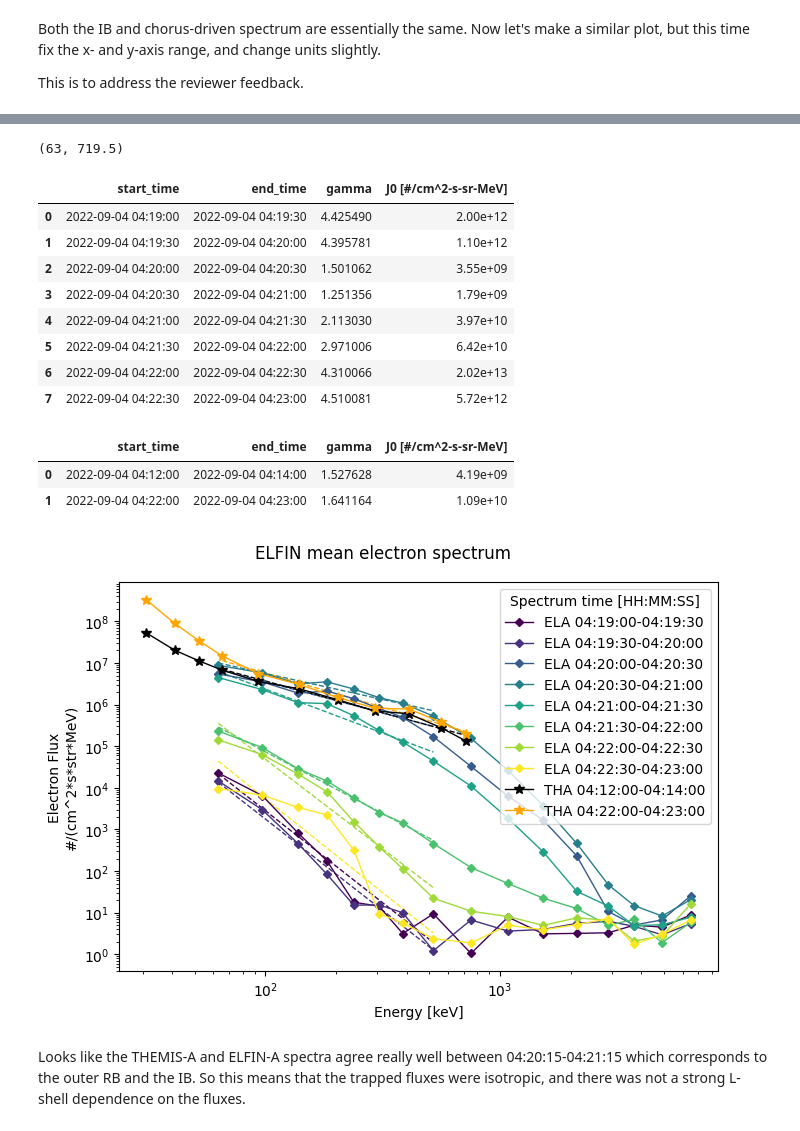
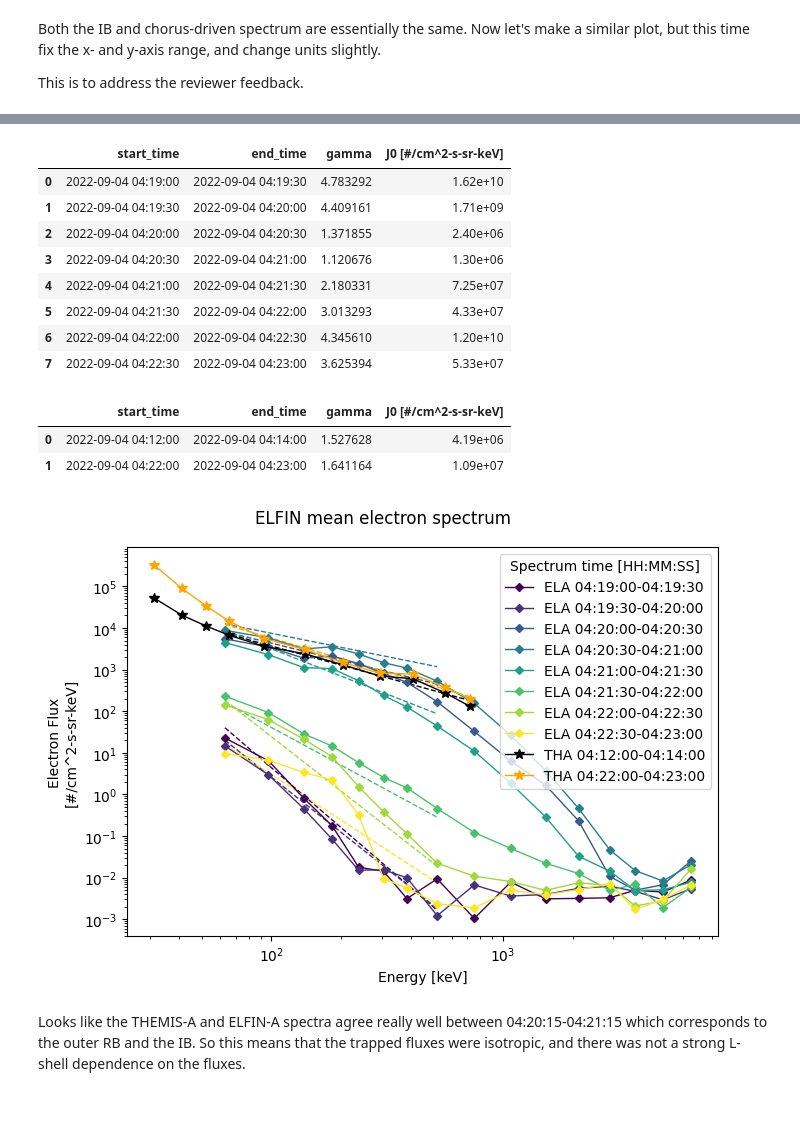
Before and after one commit to mshumko/elfinasi, a Jupyter notebook: src/20220904_substorm_study/misc/themis_elfin_spectra.ipynb, the cells around one changed output, grey strips where cells are left out. Drawn from its saved outputs; the diff is of its cells as text; code cells hidden in the pictures.

Commit message:
I think that I finally tracked down all of the units between ELFIN and THEMIS! Hurray.

```diff
--- a/src/20220904_substorm_study/misc/themis_elfin_spectra.ipynb
+++ b/src/20220904_substorm_study/misc/themis_elfin_spectra.ipynb
@@ -325,5 +323 @@ fit_energy_range = (63, 719.5)  # keV
-# %%
-fit_energy_range
-# %% [output]
-(63, 719.5)
 # %%
@@ -383,19 +377,20 @@ def fit_elfin_spectrum(pad_obj, time_range, energy_range=(50, 200), spectral_typ
     energy_channel_idx = np.where((pad_obj.energy >= energy_range[0]) & (pad_obj.energy <= energy_range[1]))[0]
 
     if pa == 'blc-ablc':
-        pass  # TODO: Calculate the spectrum for the blc-ablc fluxes.
+        _flux_timeseries = (pad_obj.blc-pad_obj.ablc)[time_idx][:, energy_channel_idx]
+        _spectrum = np.mean(_flux_timeseries, axis=0)
     elif pa == 'omni':
         omni_fluxes = pad_obj.pad.mean(dim='pa')
-        mean_spectrum = np.mean(omni_fluxes[time_idx, :][:, energy_channel_idx], axis=0)
+        _spectrum = np.mean(omni_fluxes[time_idx, :][:, energy_channel_idx], axis=0)
     else:
         raise NotImplementedError(
             f'Unknown pa: {pa}. Can only fit a "blc-ablc" or "omni" spectrum.'
             )
-
+    _spectrum /= 1e3 # Convert from #/(cm^2 sr s MeV) to #/(cm^2 sr s keV)
     if spectral_type == 'exp':
-        return fit_exponent(pad_obj.energy[energy_channel_idx], mean_spectrum)
+        return fit_exponent(pad_obj.energy[energy_channel_idx], _spectrum)
     elif spectral_type == 'powerlaw':
-        return fit_powerlaw(pad_obj.energy[energy_channel_idx], mean_spectrum)
+        return fit_powerlaw(pad_obj.energy[energy_channel_idx], _spectrum)
     else:
         raise NotImplementedError(
             f'Unknown spectral_type: {spectral_type}. Can only fit an "exponential", "powerlaw", or "exp_powerlaw".'
@@ -405,8 +400,8 @@ def fit_themis_spectrum(_sst, time_range, energy_range=(50, 200), spectral_type=
     sst_times = np.array([t_i.replace(tzinfo=None) for t_i in pyspedas.time_datetime(_sst.times)])
     time_idx = np.where((sst_times >= time_range[0]) & (sst_times <= time_range[1]))[0]
     energy_idx = np.where(~np.isnan(_sst.v[0, :]) & (_sst.v[0, :]/1e3 >= energy_range[0]) & (_sst.v[0, :]/1e3 <= energy_range[1]))[0]
-    # Convert THEMIS SST from energy flux units: eV/(cm^2 sr s eV) to number flux units #/(cm^2 sr s MeV)
-    sst_flux = 1E6*_sst.y[:, energy_idx]/_sst.v[0, energy_idx]
+    # Convert THEMIS SST from energy flux units: eV/(cm^2 sr s eV) to number flux units #/(cm^2 sr s keV)
+    sst_flux = 1E3*_sst.y[:, energy_idx]/_sst.v[0, energy_idx]
 
     sst_energy = _sst.v[0, energy_idx]/1e3  # Convert to keV
     sst_spin_avg_flux = sst_flux[time_idx, :]
@@ -424,73 +419,81 @@ def fit_themis_spectrum(_sst, time_range, energy_range=(50, 200), spectral_type=
 elfin_fit_params = np.full((len(elfin_spectral_times)-1, 4), np.nan, dtype=object)
 for i, (start_time, end_time) in enumerate(zip(elfin_spectral_times[:-1], elfin_spectral_times[1:])):
     elfin_fit_params[i, 0:2] = (start_time, end_time)
-    elfin_fit_params[i, 2:] = fit_elfin_spectrum(pad_obj, (start_time, end_time), energy_range=fit_energy_range, spectral_type='powerlaw')
+    elfin_fit_params[i, 2:] = fit_elfin_spectrum(
+        pad_obj,
+        (start_time, end_time),
+        energy_range=(integrate_energies_kev[0], integrate_energies_kev[-1]),
+        spectral_type='powerlaw'
+        )
 
-elfin_fit_params = pd.DataFrame(elfin_fit_params, columns=['start_time', 'end_time', 'gamma', 'J0 [#/cm^2-s-sr-MeV]'])
+elfin_fit_params = pd.DataFrame(elfin_fit_params, columns=['start_time', 'end_time', 'gamma', 'J0 [#/cm^2-s-sr-keV]'])
 
 themis_fit_params = np.full((len(themisa_spectra_time_ranges), 4), np.nan, dtype=object)
 for i, (start_time, end_time) in enumerate(themisa_spectra_time_ranges):
     themis_fit_params[i, 0:2] = (start_time, end_time)
     themis_fit_params[i, 2:] = fit_themis_spectrum(
-        sst_xr, (start_time, end_time), energy_range=fit_energy_range, spectral_type='powerlaw'
+        sst_xr,
+        (start_time, end_time),
+        energy_range=(integrate_energies_kev[0], integrate_energies_kev[-1]),
+        spectral_type='powerlaw'
         )
-themis_fit_params = pd.DataFrame(themis_fit_params, columns=['start_time', 'end_time', 'gamma', 'J0 [#/cm^2-s-sr-MeV]'])
+themis_fit_params = pd.DataFrame(themis_fit_params, columns=['start_time', 'end_time', 'gamma', 'J0 [#/cm^2-s-sr-keV]'])
 # %%
-elfin_fit_params.style.format({'J0 [#/cm^2-s-sr-MeV]': '{:.2e}'})
+elfin_fit_params.style.format({'J0 [#/cm^2-s-sr-keV]': '{:.2e}'})
 # %% [output]
-|  | start_time | end_time | gamma | J0 [#/cm^2-s-sr-MeV] |
-| 0 | 2022-09-04 04:19:00 | 2022-09-04 04:19:30 | 4.425490 | 2.00e+12 |
-| 1 | 2022-09-04 04:19:30 | 2022-09-04 04:20:00 | 4.395781 | 1.10e+12 |
-| 2 | 2022-09-04 04:20:00 | 2022-09-04 04:20:30 | 1.501062 | 3.55e+09 |
-| 3 | 2022-09-04 04:20:30 | 2022-09-04 04:21:00 | 1.251356 | 1.79e+09 |
-| 4 | 2022-09-04 04:21:00 | 2022-09-04 04:21:30 | 2.113030 | 3.97e+10 |
-| 5 | 2022-09-04 04:21:30 | 2022-09-04 04:22:00 | 2.971006 | 6.42e+10 |
-| 6 | 2022-09-04 04:22:00 | 2022-09-04 04:22:30 | 4.310066 | 2.02e+13 |
-| 7 | 2022-09-04 04:22:30 | 2022-09-04 04:23:00 | 4.510081 | 5.72e+12 |
+|  | start_time | end_time | gamma | J0 [#/cm^2-s-sr-keV] |
+| 0 | 2022-09-04 04:19:00 | 2022-09-04 04:19:30 | 4.783292 | 1.62e+10 |
+| 1 | 2022-09-04 04:19:30 | 2022-09-04 04:20:00 | 4.409161 | 1.71e+09 |
+| 2 | 2022-09-04 04:20:00 | 2022-09-04 04:20:30 | 1.371855 | 2.40e+06 |
+| 3 | 2022-09-04 04:20:30 | 2022-09-04 04:21:00 | 1.120676 | 1.30e+06 |
+| 4 | 2022-09-04 04:21:00 | 2022-09-04 04:21:30 | 2.180331 | 7.25e+07 |
+| 5 | 2022-09-04 04:21:30 | 2022-09-04 04:22:00 | 3.013293 | 4.33e+07 |
+| 6 | 2022-09-04 04:22:00 | 2022-09-04 04:22:30 | 4.345610 | 1.20e+10 |
+| 7 | 2022-09-04 04:22:30 | 2022-09-04 04:23:00 | 3.625394 | 5.33e+07 |
 # %%
-themis_fit_params.style.format({'J0 [#/cm^2-s-sr-MeV]': '{:.2e}'})
+themis_fit_params.style.format({'J0 [#/cm^2-s-sr-keV]': '{:.2e}'})
 # %% [output]
-|  | start_time | end_time | gamma | J0 [#/cm^2-s-sr-MeV] |
-| 0 | 2022-09-04 04:12:00 | 2022-09-04 04:14:00 | 1.527628 | 4.19e+09 |
-| 1 | 2022-09-04 04:22:00 | 2022-09-04 04:23:00 | 1.641164 | 1.09e+10 |
+|  | start_time | end_time | gamma | J0 [#/cm^2-s-sr-keV] |
+| 0 | 2022-09-04 04:12:00 | 2022-09-04 04:14:00 | 1.527628 | 4.19e+06 |
+| 1 | 2022-09-04 04:22:00 | 2022-09-04 04:23:00 | 1.641164 | 1.09e+07 |
 # %%
 fig, fx = plt.subplots(1, 1, figsize=(7, 5))
 
 cmap = plt.get_cmap('viridis')
 colors = cmap(np.linspace(0, 1, len(elfin_spectral_times)-1))
 themis_colors = ['k', 'orange']
 elfin_spectra_mean = np.nan*np.zeros((len(elfin_spectral_times)-1, pad_obj.energy.shape[0]))
 elfin_spectra_iqr = np.nan*np.zeros((len(elfin_spectral_times)-1, 2, pad_obj.energy.shape[0]))
 
 for i, (start_time, end_time, color) in enumerate(zip(elfin_spectral_times[:-1], elfin_spectral_times[1:], colors)):
     pad_flt = pad_obj.pad.sel(time=slice(start_time, end_time))
-    elfin_spectra_mean[i, :] = pad_flt.mean(dim=('time', 'pa'), skipna=True).sel(energy=pad_obj._flux_keys)
-    yerr = np.abs(elfin_spectra_mean[i, :]-elfin_spectra_iqr[i, :]),
-    elfin_spectra_iqr[i, ...] = pad_flt.quantile((0.25, 0.75), dim=('time', 'pa'), skipna=True).sel(energy=pad_obj._flux_keys)
+    elfin_spectra_mean[i, :] = pad_flt.mean(dim=('time', 'pa'), skipna=True).sel(energy=pad_obj._flux_keys)/1e3
+    # yerr = np.abs(elfin_spectra_mean[i, :]-elfin_spectra_iqr[i, :]),
+    # elfin_spectra_iqr[i, ...] = pad_flt.quantile((0.25, 0.75), dim=('time', 'pa'), skipna=True).sel(energy=pad_obj._flux_keys)
     fx.errorbar(pad_obj.energy, elfin_spectra_mean[i, :], color=color, yerr=None, capsize=2,
             markersize=4, elinewidth=1, marker='D', lw=1,
             label=f'ELA {start_time:%H:%M:%S}-{end_time:%H:%M:%S}')
 
-    gamma, j0 = elfin_fit_params.loc[i, ['gamma', 'J0 [#/cm^2-s-sr-MeV]']]
+    gamma, j0 = elfin_fit_params.loc[i, ['gamma', 'J0 [#/cm^2-s-sr-keV]']]
     fx.plot(pad_obj.energy[elfin_fit_idx], j0*pad_obj.energy[elfin_fit_idx]**(-gamma), color=color, ls='--', lw=1)
 
     # e0, j0 = fit_elfin_spectrum(pad_obj, (start_time, end_time), energy_range=fit_energy_range, spectral_type='exp')
     # fx.plot(pad_obj.energy[elfin_fit_idx], j0*np.exp(-pad_obj.energy[elfin_fit_idx]/e0), color=color, ls='--', lw=1)
 
 for i, (themis_time_range, color) in enumerate(zip(themisa_spectra_time_ranges, themis_colors)):
     fx.errorbar(sst_xr.v[0, valid_sst_channels]/1E3,  themis_spectra_mean[i, :], color=color, yerr=None, capsize=2,
             markersize=7, elinewidth=1, marker='*', lw=1,
             label=f'THA {themis_time_range[0]:%H:%M:%S}-{themis_time_range[1]:%H:%M:%S}')
-    gamma, j0 = themis_fit_params.loc[i, ['gamma', 'J0 [#/cm^2-s-sr-MeV]']]
-    fx.plot(sst_xr.v[0, valid_sst_channels][themis_fit_idx]/1E3, j0*(sst_xr.v[0, valid_sst_channels][themis_fit_idx]/1e3)**(-gamma), color=color, ls='--', lw=1)
+    gamma, j0 = themis_fit_params.loc[i, ['gamma', 'J0 [#/cm^2-s-sr-keV]']]
+    fx.plot(integrate_energies_kev, j0*integrate_energies_kev**(-gamma), color=color, ls='--', lw=1)
 
 fx.set(xlabel='Energy [keV]', yscale='log', xscale='log')
 fx.legend(loc='upper right', title='Spectrum time [HH:MM:SS]', fontsize=10, title_fontsize=10)
-fx.set_ylabel(f'Electron Flux\n{pad_obj._flux_units}')
+fx.set_ylabel(f'Electron Flux\n[#/cm^2-s-sr-keV]')
 plt.suptitle(f'ELFIN mean electron spectrum');
 plt.tight_layout()
 # %% [output]
-[figure, old version]
+[figure, new version]
 # %% [markdown]
 Looks like the THEMIS-A and ELFIN-A spectra agree really well between 04:20:15-04:21:15 which corresponds to the outer RB and the IB. So this means that the trapped fluxes were isotropic, and there was not a strong L-shell dependence on the fluxes.
 # %% [markdown]
```
Also changed, not shown: parts of 17 cells of this notebook.
